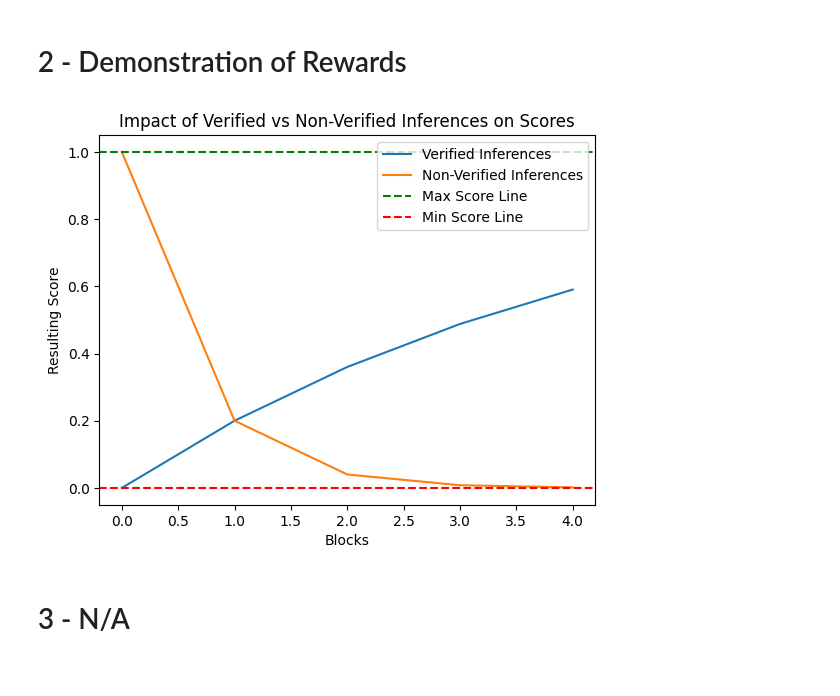
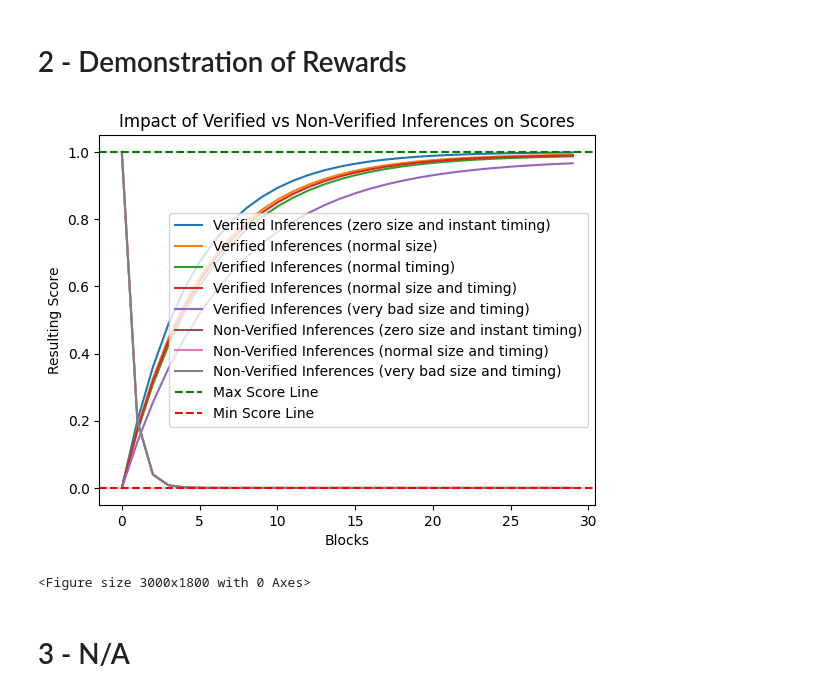
Before and after one commit to inference-labs-inc/omron-subnet, a Jupyter notebook: neurons/opentensor_demo.ipynb, the cells around one changed output. Drawn from its saved outputs; the diff is of its cells as text; code cells hidden in the pictures.

```diff
--- a/neurons/opentensor_demo.ipynb
+++ b/neurons/opentensor_demo.ipynb
@@ -15,38 +17,49 @@ print(top_miner_uid)
 # %% [markdown]
 # 2 - Demonstration of Rewards
-# %%
-from _validator.reward import reward
-
-try:
-    import matplotlib
-except ImportError:
-    %pip install matplotlib
-
-from matplotlib import pyplot as plt
-
-# Miner responds with a proven inference
-
-assert reward(1, 0.5, True, 1) == 0.6
-
-# Miner responds with a non-verified inference
-
-assert reward(1, 0.5, False, 1) < 0.1
-
-initial_score = 0
-proven_values = [initial_score] + [initial_score := reward( 1, initial_score, True, 1) for _ in range(4)]
-initial_score = 1
-non_verified_values = [initial_score] + [ initial_score := reward( 1, initial_score, False, 1) for _ in range(4)]
-
-plt.plot([i for i in range(5)], proven_values, label='Verified Inferences')
-plt.plot([i for i in range(5)], non_verified_values, label='Non-Verified Inferences')
-plt.axhline(y=1, color='g', linestyle='--', label='Max Score Line')
-plt.axhline(y=0, color='r', linestyle='--', label='Min Score Line')
-plt.xlabel('Blocks')
-plt.ylabel('Resulting Score')
-plt.title('Impact of Verified vs Non-Verified Inferences on Scores')
-plt.legend()
-plt.show()
-# %% [output]
-[figure, removed]
+# %%
+import matplotlib.pyplot as plt
+from _validator.reward import reward
+
+try:
+    import matplotlib
+except ImportError:
+    %pip install matplotlib
+
+PLOT_BLOCKS = 30
+
+# Define plotter
+def plot_values(values, label, linestyle='-'):
+    plt.plot([i for i in range(PLOT_BLOCKS)], values, label=label, linestyle=linestyle)
+
+# Generate mock reward values
+def generate_proven_values(initial_score, response, size=0, timing=0):
+    values = [initial_score]
+    for _ in range(PLOT_BLOCKS - 1):
+        initial_score = reward(1, initial_score, response, 1, timing, size)
+        values.append(initial_score)
+    return values
+
+# Generate and plot all the values
+plot_values(generate_proven_values(0, True), 'Verified Inferences (zero size and instant timing)')
+plot_values(generate_proven_values(0, True, 30000), 'Verified Inferences (normal size)')
+plot_values(generate_proven_values(0, True, 0, 30), 'Verified Inferences (normal timing)')
+plot_values(generate_proven_values(0, True, 21353, 10), 'Verified Inferences (normal size and timing)')
+plot_values(generate_proven_values(0, True, 1000000, 60), 'Verified Inferences (very bad size and timing)')
+plot_values(generate_proven_values(1, False), 'Non-Verified Inferences (zero size and instant timing)')
+plot_values(generate_proven_values(1, False, 30000, 40), 'Non-Verified Inferences (normal size and timing)')
+plot_values(generate_proven_values(1, False, 1000000, 60), 'Non-Verified Inferences (very bad size and timing)')
+
+# Plotting configurations
+plt.axhline(y=1, color='g', linestyle='--', label='Max Score Line')
+plt.axhline(y=0, color='r', linestyle='--', label='Min Score Line')
+plt.xlabel('Blocks')
+plt.ylabel('Resulting Score')
+plt.title('Impact of Verified vs Non-Verified Inferences on Scores')
+plt.legend()
+plt.figure(figsize=(10, 6), dpi=300)
+plt.show()
+# %% [output]
+[figure, added]
+<Figure size 3000x1800 with 0 Axes>
 # %% [markdown]
 # 3 - N/A
```
Also changed, not shown: parts of 1 cell of this notebook, 4 other files.
